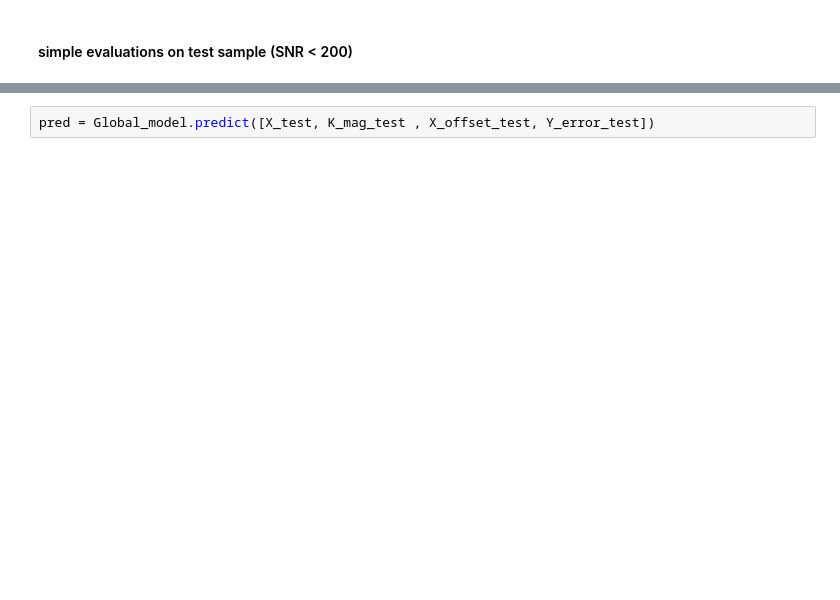
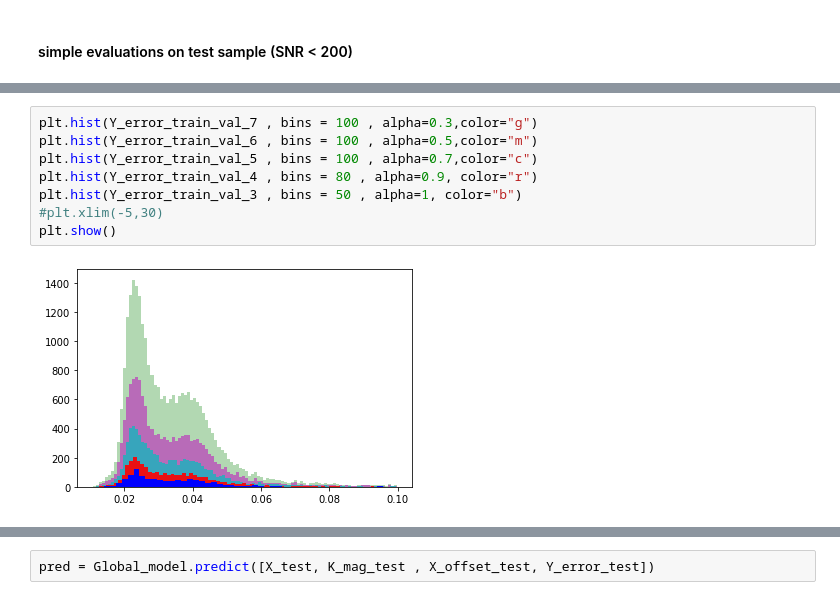
Before and after one commit to anellcornejo/TesisAnell, a Jupyter notebook: Working_Notebooks/Entrenamiento/Entrenamiento_Buscando_Replica_Boby-ComparacionSNR-CustomLoss.ipynb, the cells around one changed output, grey strips where cells are left out. Drawn from its saved outputs; the diff is of its cells as text; blank space fills up the shorter version.

```diff
--- a/Working_Notebooks/Entrenamiento/Entrenamiento_Buscando_Replica_Boby-ComparacionSNR-CustomLoss.ipynb
+++ b/Working_Notebooks/Entrenamiento/Entrenamiento_Buscando_Replica_Boby-ComparacionSNR-CustomLoss.ipynb
@@ -351,0 +433,10 @@ b.to_csv(r'/home/anell/Desktop/Bovy/AnellExercises/Good_Models/CustomLoss/Json_1
+# %%
+plt.hist(Y_error_train_val_7 , bins = 100 , alpha=0.3,color="g")
+plt.hist(Y_error_train_val_6 , bins = 100 , alpha=0.5,color="m")
+plt.hist(Y_error_train_val_5 , bins = 100 , alpha=0.7,color="c")
+plt.hist(Y_error_train_val_4 , bins = 80 , alpha=0.9, color="r")
+plt.hist(Y_error_train_val_3 , bins = 50 , alpha=1, color="b")
+#plt.xlim(-5,30)
+plt.show()
+# %% [output]
+[figure, added]
```
Also changed, not shown: parts of 35 cells of this notebook.
